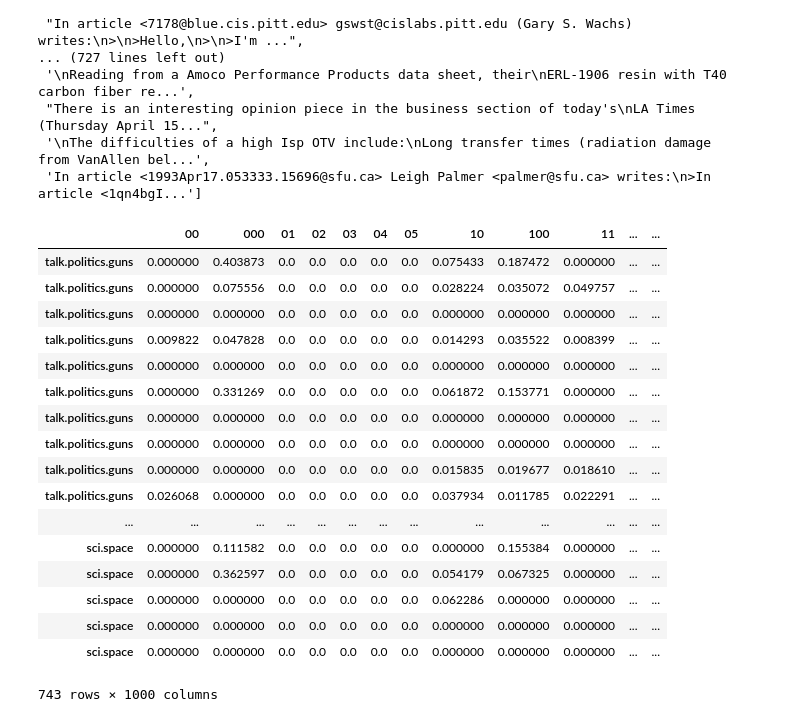
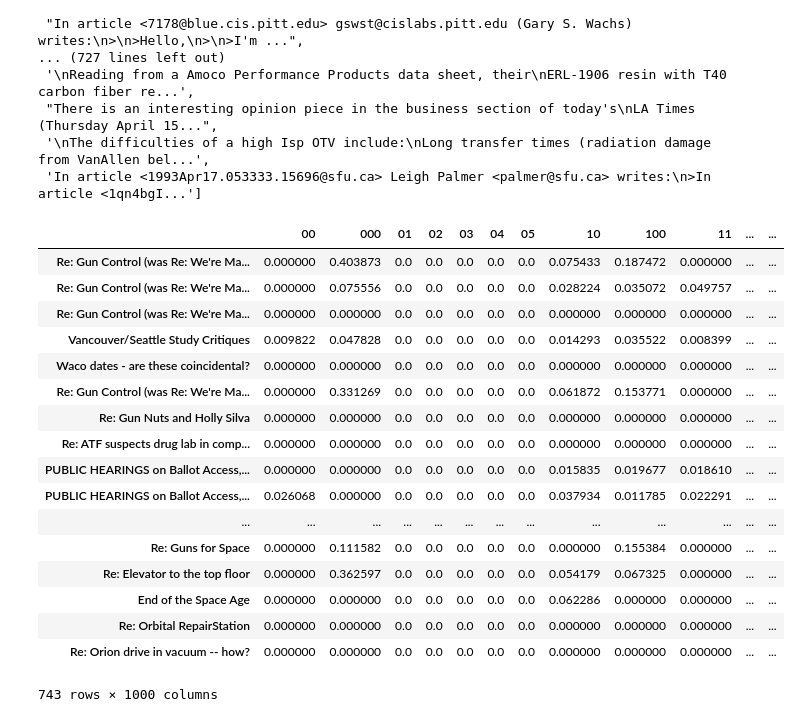
Before and after one commit to robianmcd/document-clustering, a Jupyter notebook: document_clustering.ipynb, the cells around one changed output. Saved outputs shown, nothing was run; the diff lists cells and outputs as text; code cells hidden in the pictures.

```diff
--- a/document_clustering.ipynb
+++ b/document_clustering.ipynb
@@ -1,8 +1,7 @@
 # %%
-%matplotlib inline
-
 import json
 import os
+import csv
 
 from sklearn import decomposition
 import matplotlib.pyplot as plt
@@ -14,12 +13,14 @@ from scipy.spatial.distance import cdist
 import numpy as np
 import math
 import time
+import re
 import pandas as pd
 from sklearn.neighbors.kde import KernelDensity
 
 data = []
 fileNames = []
 fileSize = []
+group_labels = []
 
 ###############################################
 # Read Documents
@@ -33,6 +34,11 @@ for root, dirs, files in os.walk("wiki-docs-large"):
                 data.append(file_content)
                 fileNames.append(filePath)
                 fileSize.append(len(file_content))
+                group_labels.append(root)
+
+group_encoder = preprocessing.LabelEncoder()
+group_encoder.fit(group_labels)
+group_labels = group_encoder.transform(group_labels)
 
 [doc[:100] + '...' for doc in data]
 # %% [output]
@@ -80,7 +86,12 @@ for topic_i, topic in enumerate(topics):
                 article_content = file_content[end_of_header:]
                 if len(article_content) > 1000:
                     data.append(article_content)
-                    fileNames.append(topic)
+
+                    subject_search = re.search('Subject: (.*)', file_content)
+                    if subject_search:
+                        fileNames.append(subject_search.group(1))
+                    else:
+                        fileNames.append(topic)
                     group_labels.append(topic_i)
                     fileSize.append(len(file_content))
 
@@ -106,38 +117,45 @@ for topic_i, topic in enumerate(topics):
 # %%
 ###############################################
 # Vectorize Documents
 ###############################################
 
-vectorizer = feature_extraction.text.TfidfVectorizer(stop_words='english', max_features=1000, smooth_idf=True, sublinear_tf=False, min_df=1, max_df=1.0, ngram_range=(1,1))
+vectorizer = feature_extraction.text.TfidfVectorizer(stop_words='english', max_features=1000, smooth_idf=True, sublinear_tf=False, min_df=0.0, max_df=1.0, ngram_range=(1,1))
 #Hashing seems to run into issues when there are 2 identical documents
 #vectorizer = feature_extraction.text.HashingVectorizer(n_features=2**17, stop_words='english', alternate_sign=False, norm='l2', binary=False, ngram_range=(2,2))
 
 # don't load everything into memory with https://stackoverflow.com/questions/16453855/tfidfvectorizer-for-corpus-that-cannot-fit-in-memory
 doc_vectors = vectorizer.fit_transform(data).todense()
 
-terms = vectorizer.get_feature_names()
+np.savetxt('doc_vectors.csv', doc_vectors, delimiter=",")
+np.savetxt('group_labels.tsv', np.array([group_labels]), delimiter="\t", fmt='%i')
+
+terms = np.array(vectorizer.get_feature_names())
+
+# deviations = np.array(np.std(doc_vectors, axis=0))[0]
+# top_deviation_indicies = np.argpartition(deviations, -100)[-100:]
+# doc_vectors = doc_vectors[:, top_deviation_indicies]
+# terms = terms[top_deviation_indicies]
 
 df = pd.DataFrame(doc_vectors, columns=terms, index=fileNames)
-
 df
 # %% [output]
 |  | 00 | 000 | 01 | 02 | 03 | 04 | 05 | 10 | 100 | 11 | ... | ... |
-| talk.politics.guns | 0.000000 | 0.403873 | 0.0 | 0.0 | 0.0 | 0.0 | 0.0 | 0.075433 | 0.187472 | 0.000000 | ... | ... |
-| talk.politics.guns | 0.000000 | 0.075556 | 0.0 | 0.0 | 0.0 | 0.0 | 0.0 | 0.028224 | 0.035072 | 0.049757 | ... | ... |
-| talk.politics.guns | 0.000000 | 0.000000 | 0.0 | 0.0 | 0.0 | 0.0 | 0.0 | 0.000000 | 0.000000 | 0.000000 | ... | ... |
-| talk.politics.guns | 0.009822 | 0.047828 | 0.0 | 0.0 | 0.0 | 0.0 | 0.0 | 0.014293 | 0.035522 | 0.008399 | ... | ... |
-| talk.politics.guns | 0.000000 | 0.000000 | 0.0 | 0.0 | 0.0 | 0.0 | 0.0 | 0.000000 | 0.000000 | 0.000000 | ... | ... |
-| talk.politics.guns | 0.000000 | 0.331269 | 0.0 | 0.0 | 0.0 | 0.0 | 0.0 | 0.061872 | 0.153771 | 0.000000 | ... | ... |
-| talk.politics.guns | 0.000000 | 0.000000 | 0.0 | 0.0 | 0.0 | 0.0 | 0.0 | 0.000000 | 0.000000 | 0.000000 | ... | ... |
-| talk.politics.guns | 0.000000 | 0.000000 | 0.0 | 0.0 | 0.0 | 0.0 | 0.0 | 0.000000 | 0.000000 | 0.000000 | ... | ... |
-| talk.politics.guns | 0.000000 | 0.000000 | 0.0 | 0.0 | 0.0 | 0.0 | 0.0 | 0.015835 | 0.019677 | 0.018610 | ... | ... |
-| talk.politics.guns | 0.026068 | 0.000000 | 0.0 | 0.0 | 0.0 | 0.0 | 0.0 | 0.037934 | 0.011785 | 0.022291 | ... | ... |
+| Re: Gun Control (was Re: We're Ma... | 0.000000 | 0.403873 | 0.0 | 0.0 | 0.0 | 0.0 | 0.0 | 0.075433 | 0.187472 | 0.000000 | ... | ... |
+| Re: Gun Control (was Re: We're Ma... | 0.000000 | 0.075556 | 0.0 | 0.0 | 0.0 | 0.0 | 0.0 | 0.028224 | 0.035072 | 0.049757 | ... | ... |
+| Re: Gun Control (was Re: We're Ma... | 0.000000 | 0.000000 | 0.0 | 0.0 | 0.0 | 0.0 | 0.0 | 0.000000 | 0.000000 | 0.000000 | ... | ... |
+| Vancouver/Seattle Study Critiques | 0.009822 | 0.047828 | 0.0 | 0.0 | 0.0 | 0.0 | 0.0 | 0.014293 | 0.035522 | 0.008399 | ... | ... |
+| Waco dates - are these coincidental? | 0.000000 | 0.000000 | 0.0 | 0.0 | 0.0 | 0.0 | 0.0 | 0.000000 | 0.000000 | 0.000000 | ... | ... |
+| Re: Gun Control (was Re: We're Ma... | 0.000000 | 0.331269 | 0.0 | 0.0 | 0.0 | 0.0 | 0.0 | 0.061872 | 0.153771 | 0.000000 | ... | ... |
+| Re: Gun Nuts and Holly Silva | 0.000000 | 0.000000 | 0.0 | 0.0 | 0.0 | 0.0 | 0.0 | 0.000000 | 0.000000 | 0.000000 | ... | ... |
+| Re: ATF suspects drug lab in comp... | 0.000000 | 0.000000 | 0.0 | 0.0 | 0.0 | 0.0 | 0.0 | 0.000000 | 0.000000 | 0.000000 | ... | ... |
+| PUBLIC HEARINGS on Ballot Access,... | 0.000000 | 0.000000 | 0.0 | 0.0 | 0.0 | 0.0 | 0.0 | 0.015835 | 0.019677 | 0.018610 | ... | ... |
+| PUBLIC HEARINGS on Ballot Access,... | 0.026068 | 0.000000 | 0.0 | 0.0 | 0.0 | 0.0 | 0.0 | 0.037934 | 0.011785 | 0.022291 | ... | ... |
 | ... | ... | ... | ... | ... | ... | ... | ... | ... | ... | ... | ... | ... |
-| sci.space | 0.000000 | 0.111582 | 0.0 | 0.0 | 0.0 | 0.0 | 0.0 | 0.000000 | 0.155384 | 0.000000 | ... | ... |
-| sci.space | 0.000000 | 0.362597 | 0.0 | 0.0 | 0.0 | 0.0 | 0.0 | 0.054179 | 0.067325 | 0.000000 | ... | ... |
-| sci.space | 0.000000 | 0.000000 | 0.0 | 0.0 | 0.0 | 0.0 | 0.0 | 0.062286 | 0.000000 | 0.000000 | ... | ... |
-| sci.space | 0.000000 | 0.000000 | 0.0 | 0.0 | 0.0 | 0.0 | 0.0 | 0.000000 | 0.000000 | 0.000000 | ... | ... |
-| sci.space | 0.000000 | 0.000000 | 0.0 | 0.0 | 0.0 | 0.0 | 0.0 | 0.000000 | 0.000000 | 0.000000 | ... | ... |
+| Re: Guns for Space | 0.000000 | 0.111582 | 0.0 | 0.0 | 0.0 | 0.0 | 0.0 | 0.000000 | 0.155384 | 0.000000 | ... | ... |
+| Re: Elevator to the top floor | 0.000000 | 0.362597 | 0.0 | 0.0 | 0.0 | 0.0 | 0.0 | 0.054179 | 0.067325 | 0.000000 | ... | ... |
+| End of the Space Age | 0.000000 | 0.000000 | 0.0 | 0.0 | 0.0 | 0.0 | 0.0 | 0.062286 | 0.000000 | 0.000000 | ... | ... |
+| Re: Orbital RepairStation | 0.000000 | 0.000000 | 0.0 | 0.0 | 0.0 | 0.0 | 0.0 | 0.000000 | 0.000000 | 0.000000 | ... | ... |
+| Re: Orion drive in vacuum -- how? | 0.000000 | 0.000000 | 0.0 | 0.0 | 0.0 | 0.0 | 0.0 | 0.000000 | 0.000000 | 0.000000 | ... | ... |
 743 rows × 1000 columns
 # %%
 cluster_alg = cluster.AffinityPropagation(preference=-10, damping=0.7)
```
Also changed, not shown: parts of 5 cells of this notebook, 7 other files.
